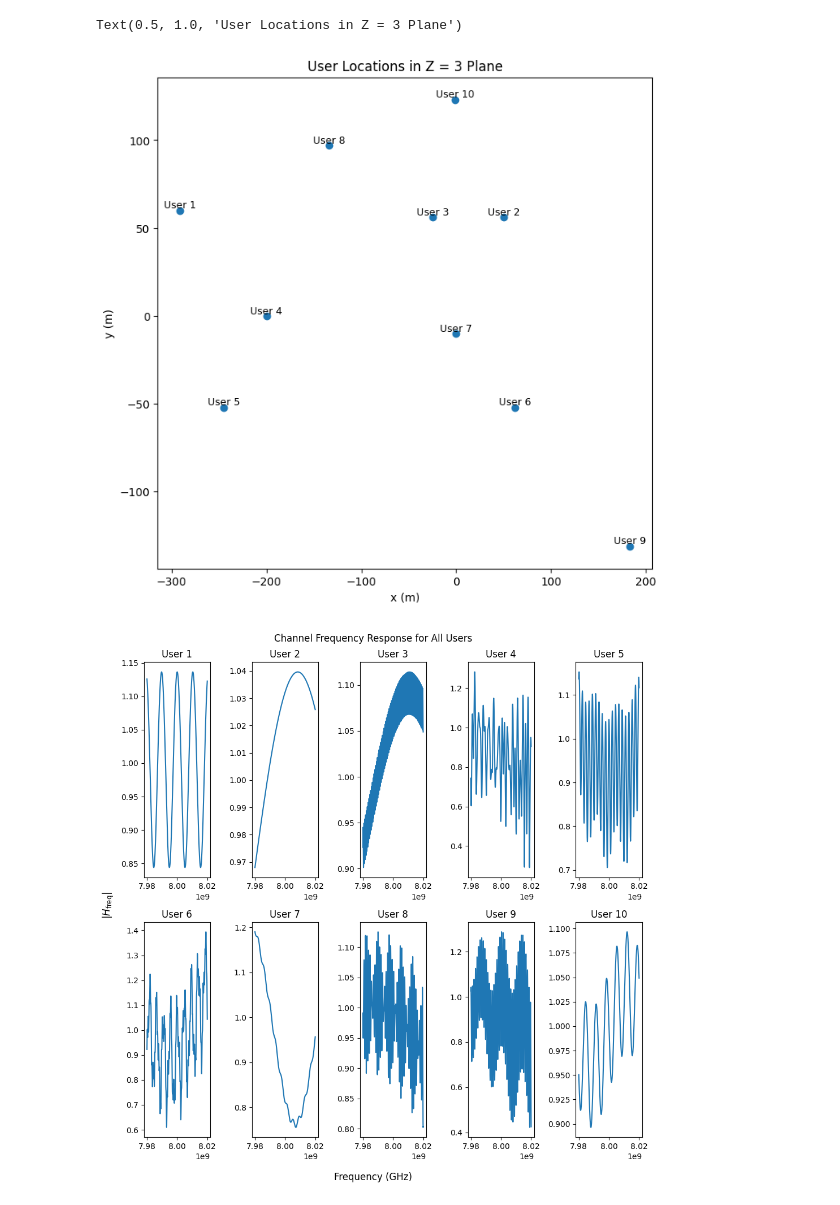
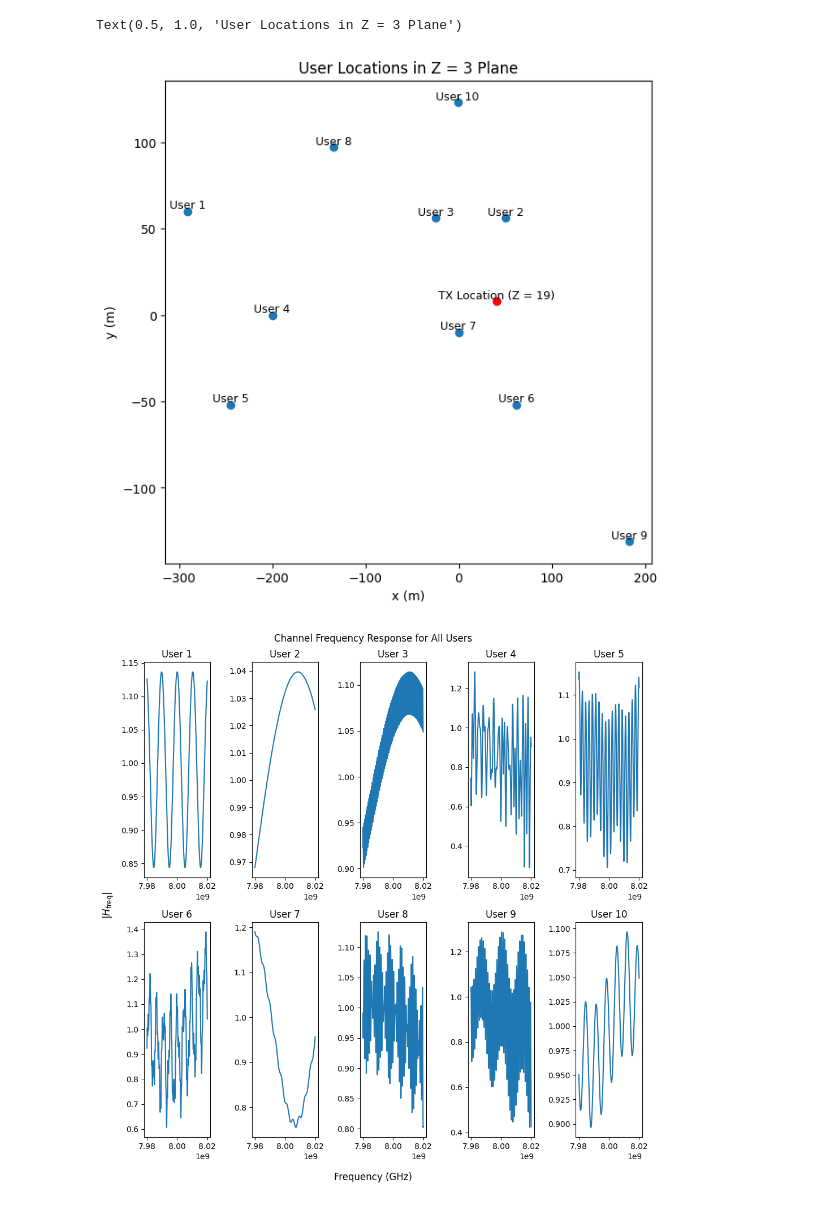
Before and after one commit to ear0/ECE575FP, a Jupyter notebook: mu_mimo.ipynb, the cells around one changed output. Saved outputs shown, nothing was run; the diff lists cells and outputs as text; code cells hidden in the pictures.

Commit message:
update again and add pics of locations

```diff
--- a/mu_mimo.ipynb
+++ b/mu_mimo.ipynb
@@ -116,16 +129,18 @@ HBox(children=(Renderer(camera=PerspectiveCamera(aspect=1.31, children=(Directio
 # %%
 user_positions_3d = np.array(rx_pos)
 user_positions_2d = user_positions_3d[:, :2]
-plt.figure(figsize = (8,8))
+plt.figure(figsize = (7,7))
 plt.scatter(user_positions_2d[:, 0], user_positions_2d[:, 1])
+plt.scatter(TX_LOC[0], TX_LOC[1], c='red')
+plt.text(TX_LOC[0], TX_LOC[1], "TX Location (Z = 19)", fontsize = 9, ha = 'center', va = 'bottom')
 for i, (x,y) in enumerate(user_positions_2d):
     plt.text(x, y, f"User {i + 1}", fontsize = 9, ha = 'center', va = 'bottom')
 plt.xlabel("x (m)")
 plt.ylabel("y (m)")
 plt.title("User Locations in Z = 3 Plane")
 # %% [output]
 Text(0.5, 1.0, 'User Locations in Z = 3 Plane')
-[figure, old version]
+[figure, new version]
 # %%
 nfreqs = 1000
 sweep_freqs = np.linspace(FC-BW, FC+BW, num=nfreqs)
```
Also changed, not shown: parts of 4 cells of this notebook, 3 other files.
